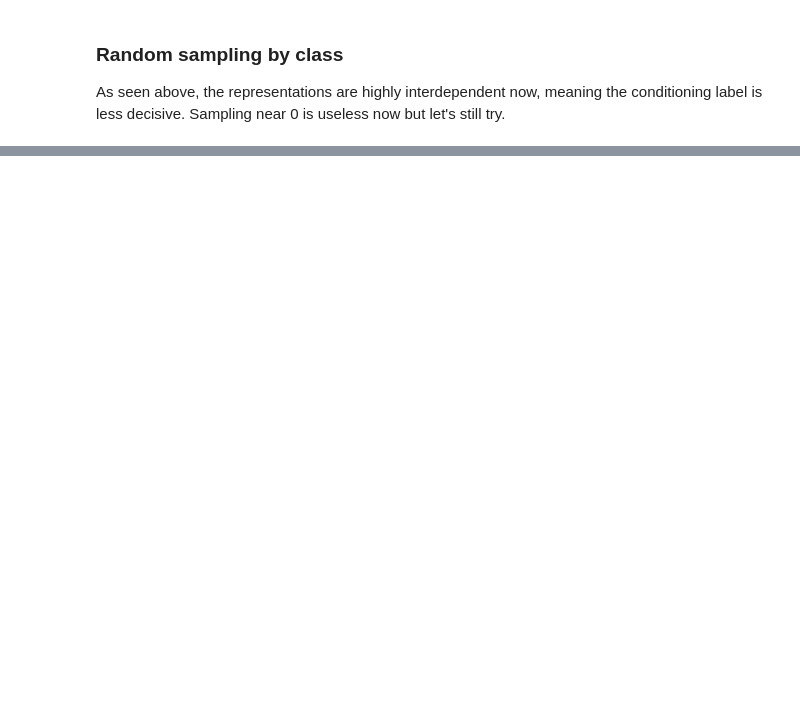
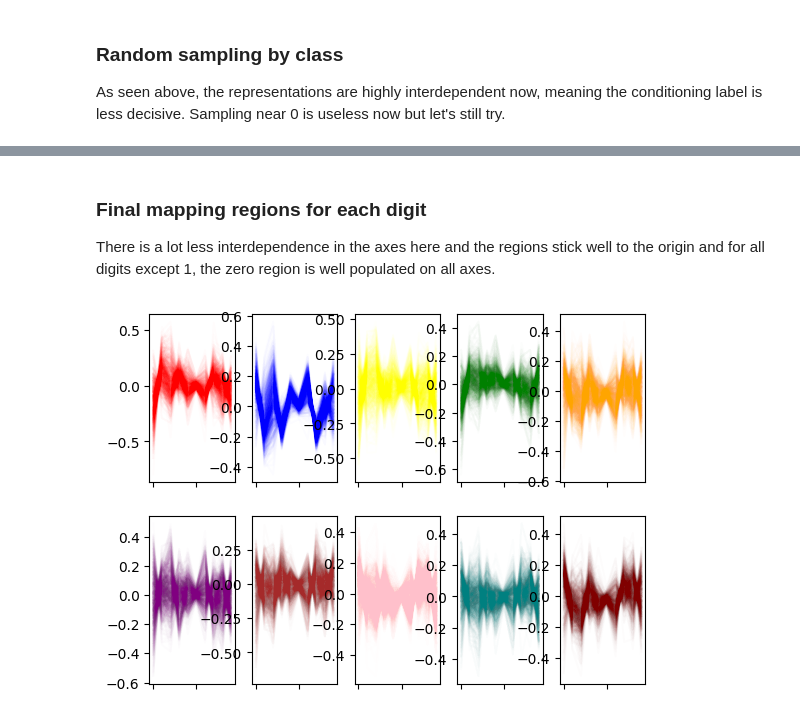
Before and after one commit to amancapy/conditional-autoencoder, a Jupyter notebook: vis10d.ipynb, the cells around one changed output, grey strips where cells are left out. Cells and saved outputs as stored; diff of their text form; code cells hidden in the pictures; blank space fills up the shorter version.

```diff
--- a/vis10d.ipynb
+++ b/vis10d.ipynb
@@ -104,0 +107,31 @@ plt.show()
+# %% [markdown]
+### Final mapping regions for each digit
+There is a lot less interdependence in the axes here and the regions stick well to the origin and for all digits except 1, the zero region is well populated on all axes.
+# %%
+encoder10d_batchnorm = models.load_model("saved_models/encoder_10d_batchnorm", compile=False)
+
+_, ax = plt.subplots(2, 5)
+colors = ["red", "blue", "yellow", "green", "orange", "purple", "brown", "pink", "teal", "maroon"]
+preds = {}
+for dig in range(10):
+    i, j = (dig - dig % 5) // 5, dig % 5
+
+    dig_samp_xs, dig_samp_ys = [], []
+    for _ in range(1000):
+        ind = choice(range(len(train_x)))
+        while train_y[ind].item() != dig:
+            ind = choice(range(len(train_x)))
+
+        dig_samp_xs.append(train_x[ind])
+        dig_samp_ys.append(train_y[ind])
+
+    dig_samp_xs = np.array(dig_samp_xs).reshape((-1, 28, 28, 1))
+    dig_pred_ys = encoder10d_batchnorm.predict(dig_samp_xs, verbose=0)
+    preds[dig] = dig_pred_ys
+
+    for pred in dig_pred_ys:
+        ax[i, j].plot(range(10), pred, color=colors[dig], alpha=0.01)
+    ax[i, j].set_xticklabels([])
+plt.show()
+# %% [output]
+[figure, added]
```
Also changed, not shown: parts of 13 cells of this notebook, 1 other file.
